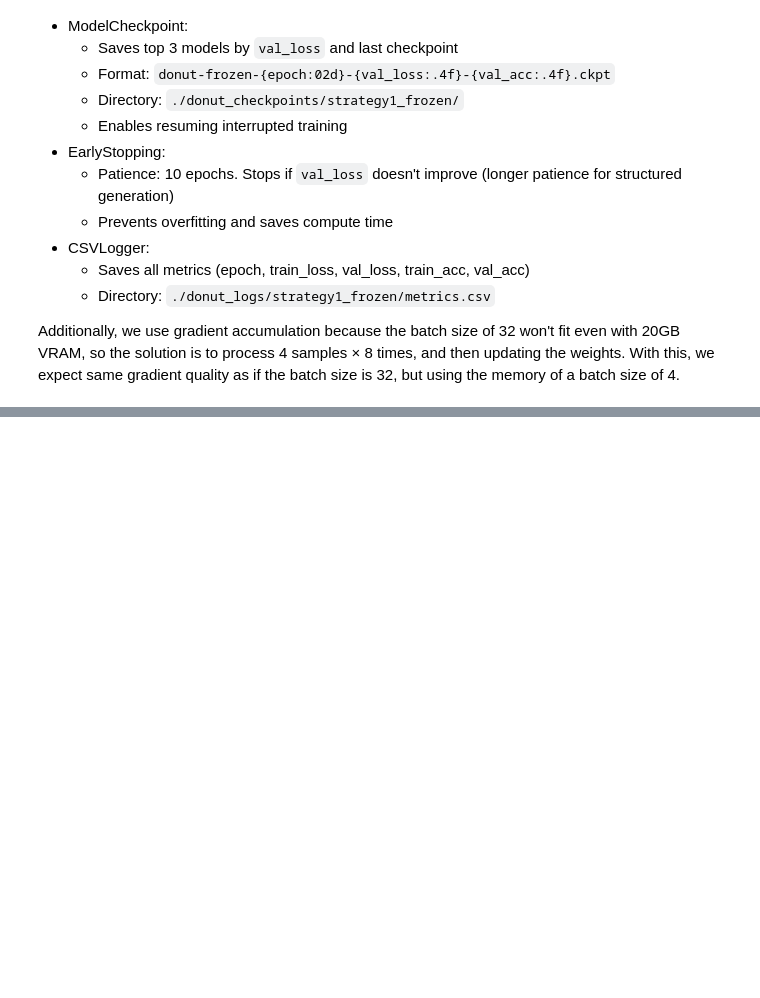
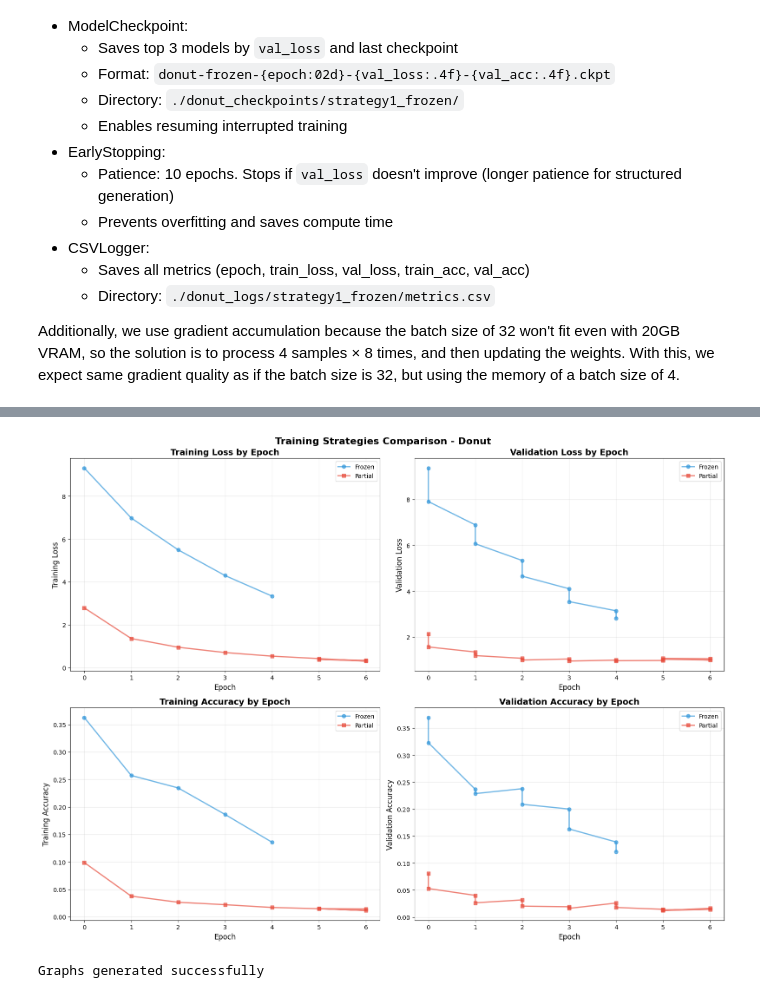
Before and after one commit to GabrielEdid/Reto_BloqueIA, a Jupyter notebook: Donut_Training.ipynb, the cells around one changed output, grey strips where cells are left out. Saved outputs shown, nothing was run; the diff lists cells and outputs as text; code cells hidden in the pictures; blank space fills up the shorter version.

Commit message:
Donut notebook completed

```diff
--- a/Donut_Training.ipynb
+++ b/Donut_Training.ipynb
@@ -1536,0 +1345,70 @@ print("="*80)
+# %%
+fig, axes = plt.subplots(2, 2, figsize=(16, 12))
+fig.suptitle('Training Strategies Comparison - Donut', fontsize=16, fontweight='bold')
+
+colors = {'frozen': '#3498db', 'partial': '#e74c3c', 'full': '#2ecc71'}
+markers = {'frozen': 'o', 'partial': 's', 'full': '^'}
+
+# Training Loss
+ax = axes[0, 0]
+for strategy, df in metrics_data.items():
+    epoch_data = df[df['train_loss_epoch'].notna()]
+    if len(epoch_data) > 0:
+        ax.plot(epoch_data['epoch'], epoch_data['train_loss_epoch'],
+               label=strategy.capitalize(), color=colors[strategy],
+               marker=markers[strategy], linewidth=2, markersize=6, alpha=0.7)
+ax.set_xlabel('Epoch', fontsize=12)
+ax.set_ylabel('Training Loss', fontsize=12)
+ax.set_title('Training Loss by Epoch', fontsize=14, fontweight='bold')
+ax.legend()
+ax.grid(True, alpha=0.3)
+
+# Validation Loss
+ax = axes[0, 1]
+for strategy, df in metrics_data.items():
+    epoch_data = df[df['val_loss'].notna()]
+    if len(epoch_data) > 0:
+        ax.plot(epoch_data['epoch'], epoch_data['val_loss'],
+               label=strategy.capitalize(), color=colors[strategy],
+               marker=markers[strategy], linewidth=2, markersize=6, alpha=0.7)
+ax.set_xlabel('Epoch', fontsize=12)
+ax.set_ylabel('Validation Loss', fontsize=12)
+ax.set_title('Validation Loss by Epoch', fontsize=14, fontweight='bold')
+ax.legend()
+ax.grid(True, alpha=0.3)
+
+# Training Accuracy
+ax = axes[1, 0]
+for strategy, df in metrics_data.items():
+    epoch_data = df[df['train_acc'].notna()]
+    if len(epoch_data) > 0:
+        ax.plot(epoch_data['epoch'], epoch_data['train_acc'],
+               label=strategy.capitalize(), color=colors[strategy],
+               marker=markers[strategy], linewidth=2, markersize=6, alpha=0.7)
+ax.set_xlabel('Epoch', fontsize=12)
+ax.set_ylabel('Training Accuracy', fontsize=12)
+ax.set_title('Training Accuracy by Epoch', fontsize=14, fontweight='bold')
+ax.legend()
+ax.grid(True, alpha=0.3)
+
+# Validation Accuracy
+ax = axes[1, 1]
+for strategy, df in metrics_data.items():
+    epoch_data = df[df['val_acc'].notna()]
+    if len(epoch_data) > 0:
+        ax.plot(epoch_data['epoch'], epoch_data['val_acc'],
+               label=strategy.capitalize(), color=colors[strategy],
+               marker=markers[strategy], linewidth=2, markersize=6, alpha=0.7)
+ax.set_xlabel('Epoch', fontsize=12)
+ax.set_ylabel('Validation Accuracy', fontsize=12)
+ax.set_title('Validation Accuracy by Epoch', fontsize=14, fontweight='bold')
+ax.legend()
+ax.grid(True, alpha=0.3)
+
+plt.tight_layout()
+plt.show()
+
+print("Graphs generated successfully")
+# %% [output]
+[figure, added]
+Graphs generated successfully
```
Also changed, not shown: parts of 34 cells of this notebook.
